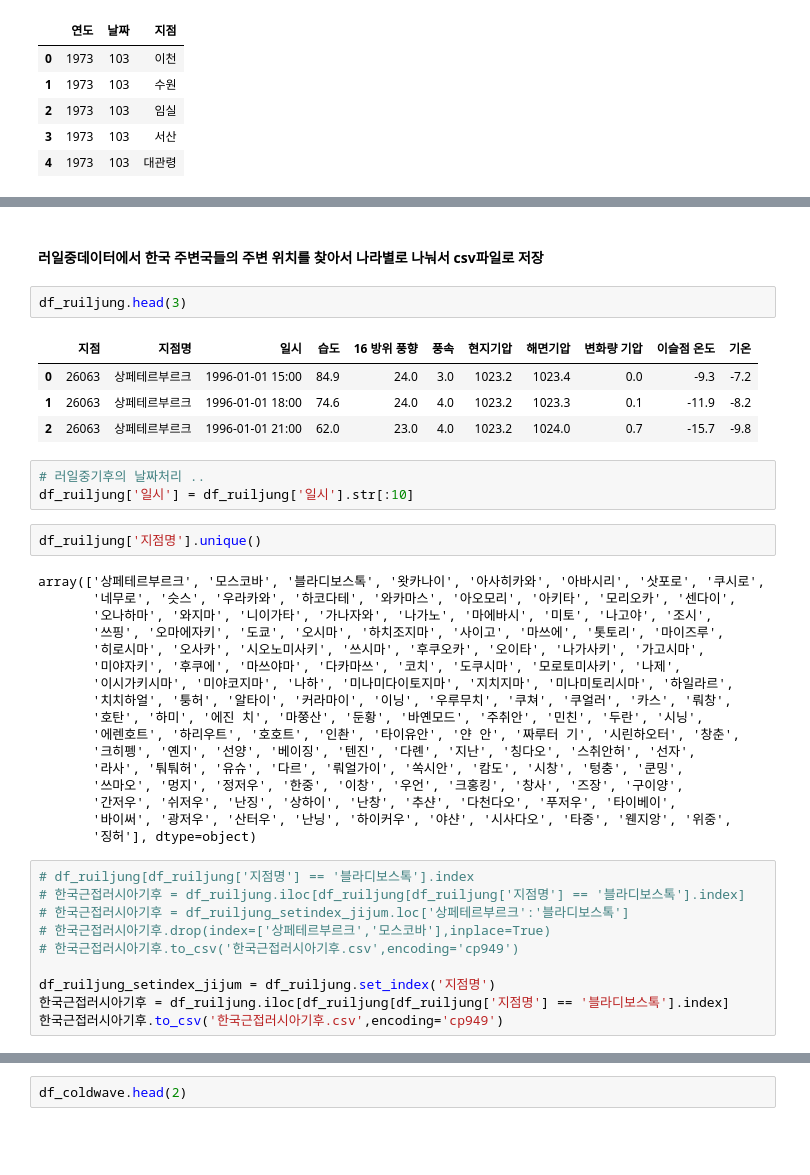
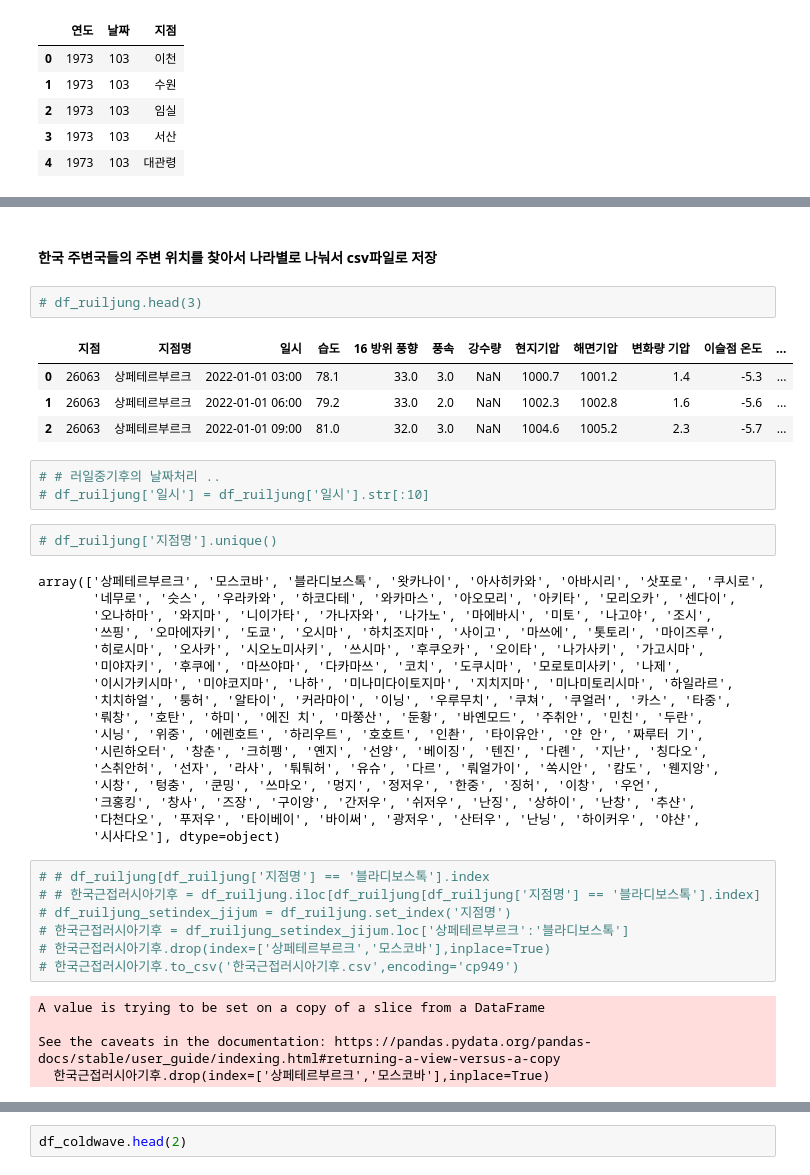
Before and after one commit to 201815054/PythonStudy2, a Jupyter notebook: project/WeatherProjectPreprocessing.ipynb, the cells around one changed output, grey strips where cells are left out. Cells and saved outputs as stored; diff of their text form; blank space fills up the shorter version.

```diff
--- a/project/WeatherProjectPreprocessing.ipynb
+++ b/project/WeatherProjectPreprocessing.ipynb
@@ -245,17 +124,17 @@ dtype: int64
 # %% [markdown]
-#### 러일중데이터에서 한국 주변국들의 주변 위치를 찾아서 나라별로 나눠서 csv파일로 저장
+#### 한국 주변국들의 주변 위치를 찾아서 나라별로 나눠서 csv파일로 저장
 # %%
-df_ruiljung.head(3)
+# df_ruiljung.head(3)
 # %% [output]
-|  | 지점 | 지점명 | 일시 | 습도 | 16 방위 풍향 | 풍속 | 현지기압 | 해면기압 | 변화량 기압 | 이슬점 온도 | 기온 |
-| 0 | 26063 | 상페테르부르크 | 1996-01-01 15:00 | 84.9 | 24.0 | 3.0 | 1023.2 | 1023.4 | 0.0 | -9.3 | -7.2 |
-| 1 | 26063 | 상페테르부르크 | 1996-01-01 18:00 | 74.6 | 24.0 | 4.0 | 1023.2 | 1023.3 | 0.1 | -11.9 | -8.2 |
-| 2 | 26063 | 상페테르부르크 | 1996-01-01 21:00 | 62.0 | 23.0 | 4.0 | 1023.2 | 1024.0 | 0.7 | -15.7 | -9.8 |
+|  | 지점 | 지점명 | 일시 | 습도 | 16 방위 풍향 | 풍속 | 강수량 | 현지기압 | 해면기압 | 변화량 기압 | 이슬점 온도 | ... |
+| 0 | 26063 | 상페테르부르크 | 2022-01-01 03:00 | 78.1 | 33.0 | 3.0 | NaN | 1000.7 | 1001.2 | 1.4 | -5.3 | ... |
+| 1 | 26063 | 상페테르부르크 | 2022-01-01 06:00 | 79.2 | 33.0 | 2.0 | NaN | 1002.3 | 1002.8 | 1.6 | -5.6 | ... |
+| 2 | 26063 | 상페테르부르크 | 2022-01-01 09:00 | 81.0 | 32.0 | 3.0 | NaN | 1004.6 | 1005.2 | 2.3 | -5.7 | ... |
 # %%
-# 러일중기후의 날짜처리 ..
-df_ruiljung['일시'] = df_ruiljung['일시'].str[:10]
+# # 러일중기후의 날짜처리 ..
+# df_ruiljung['일시'] = df_ruiljung['일시'].str[:10]
 # %%
-df_ruiljung['지점명'].unique()
+# df_ruiljung['지점명'].unique()
 # %% [output]
 array(['상페테르부르크', '모스코바', '블라디보스톡', '왓카나이', '아사히카와', '아바시리', '삿포로', '쿠시로',
        '네무로', '슷스', '우라카와', '하코다테', '와카마스', '아오모리', '아키타', '모리오카', '센다이',
@@ -264,22 +143,24 @@ array(['상페테르부르크', '모스코바', '블라디보스톡', '왓카나
        '히로시마', '오사카', '시오노미사키', '쓰시마', '후쿠오카', '오이타', '나가사키', '가고시마',
        '미야자키', '후쿠에', '마쓰야마', '다카마쓰', '코치', '도쿠시마', '모로토미사키', '나제',
        '이시가키시마', '미야코지마', '나하', '미나미다이토지마', '지치지마', '미나미토리시마', '하일라르',
-       '치치하얼', '퉁허', '알타이', '커라마이', '이닝', '우루무치', '쿠쳐', '쿠얼러', '카스', '뤄창',
-       '호탄', '하미', '에진 치', '마쭝산', '둔황', '바옌모드', '주취안', '민친', '두란', '시닝',
-       '에렌호트', '하리우트', '호호트', '인촨', '타이유안', '얀 안', '짜루터 기', '시린하오터', '창춘',
-       '크히펭', '옌지', '선양', '베이징', '텐진', '다롄', '지난', '칭다오', '스취안허', '선자',
-       '라사', '퉈퉈허', '유슈', '다르', '뤄얼가이', '쏙시안', '캄도', '시창', '텅충', '쿤밍',
-       '쓰마오', '멍지', '정저우', '한중', '이창', '우언', '크홍킹', '창사', '즈장', '구이양',
-       '간저우', '쉬저우', '난징', '상하이', '난창', '추샨', '다천다오', '푸저우', '타이베이',
-       '바이써', '광저우', '산터우', '난닝', '하이커우', '야샨', '시사다오', '타중', '웬지앙', '위중',
-       '징허'], dtype=object)
+       '치치하얼', '퉁허', '알타이', '커라마이', '이닝', '우루무치', '쿠쳐', '쿠얼러', '카스', '타중',
+       '뤄창', '호탄', '하미', '에진 치', '마쭝산', '둔황', '바옌모드', '주취안', '민친', '두란',
+       '시닝', '위중', '에렌호트', '하리우트', '호호트', '인촨', '타이유안', '얀 안', '짜루터 기',
+       '시린하오터', '창춘', '크히펭', '옌지', '선양', '베이징', '텐진', '다롄', '지난', '칭다오',
+       '스취안허', '선자', '라사', '퉈퉈허', '유슈', '다르', '뤄얼가이', '쏙시안', '캄도', '웬지앙',
+       '시창', '텅충', '쿤밍', '쓰마오', '멍지', '정저우', '한중', '징허', '이창', '우언',
+       '크홍킹', '창사', '즈장', '구이양', '간저우', '쉬저우', '난징', '상하이', '난창', '추샨',
+       '다천다오', '푸저우', '타이베이', '바이써', '광저우', '산터우', '난닝', '하이커우', '야샨',
+       '시사다오'], dtype=object)
 # %%
-# df_ruiljung[df_ruiljung['지점명'] == '블라디보스톡'].index
-# 한국근접러시아기후 = df_ruiljung.iloc[df_ruiljung[df_ruiljung['지점명'] == '블라디보스톡'].index]
+# # df_ruiljung[df_ruiljung['지점명'] == '블라디보스톡'].index
+# # 한국근접러시아기후 = df_ruiljung.iloc[df_ruiljung[df_ruiljung['지점명'] == '블라디보스톡'].index]
+# df_ruiljung_setindex_jijum = df_ruiljung.set_index('지점명')
 # 한국근접러시아기후 = df_ruiljung_setindex_jijum.loc['상페테르부르크':'블라디보스톡']
 # 한국근접러시아기후.drop(index=['상페테르부르크','모스코바'],inplace=True)
 # 한국근접러시아기후.to_csv('한국근접러시아기후.csv',encoding='cp949')
-
-df_ruiljung_setindex_jijum = df_ruiljung.set_index('지점명')
-한국근접러시아기후 = df_ruiljung.iloc[df_ruiljung[df_ruiljung['지점명'] == '블라디보스톡'].index]
-한국근접러시아기후.to_csv('한국근접러시아기후.csv',encoding='cp949')
+# %% [output]
+A value is trying to be set on a copy of a slice from a DataFrame
+
+See the caveats in the documentation: https://pandas.pydata.org/pandas-docs/stable/user_guide/indexing.html#returning-a-view-versus-a-copy
+  한국근접러시아기후.drop(index=['상페테르부르크','모스코바'],inplace=True)
```
Also changed, not shown: parts of 87 cells of this notebook, 3 other files.
